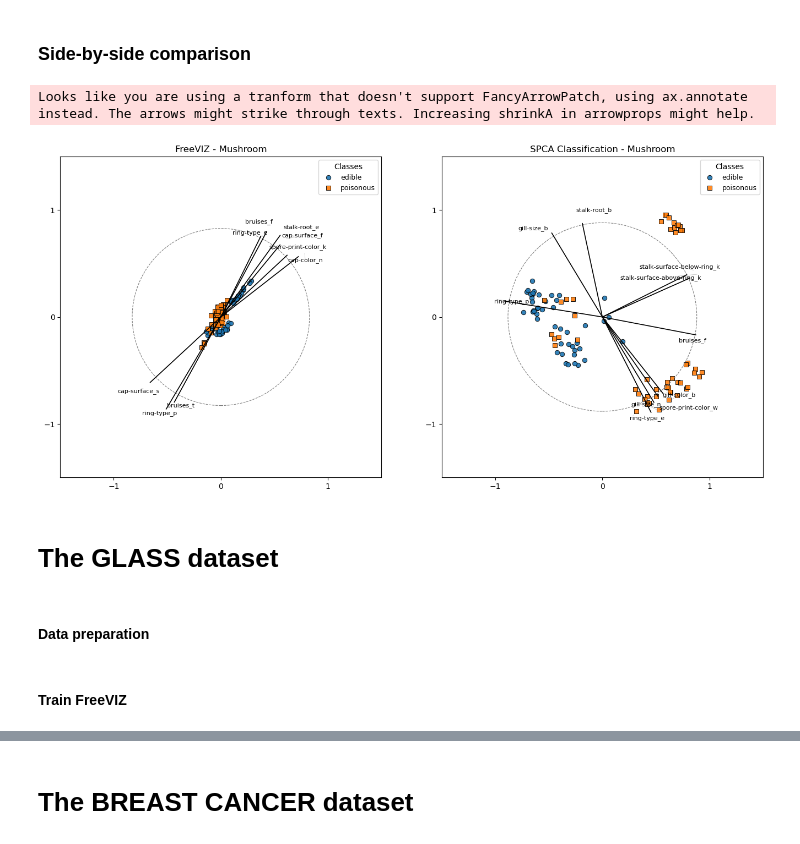
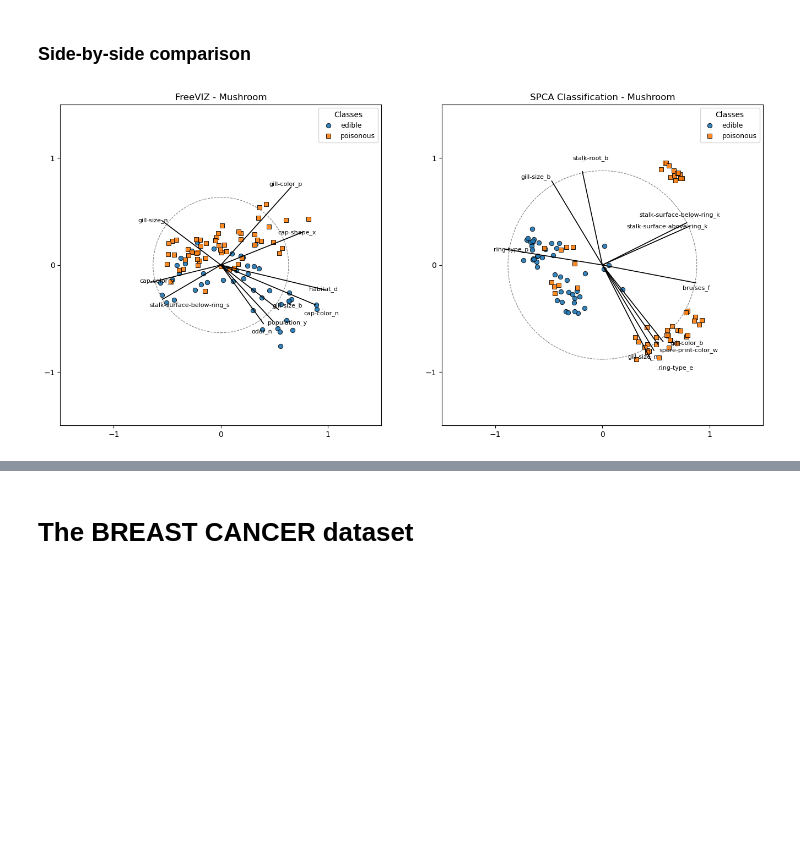
Before and after one commit to JasaTavcar/diplomska, a Jupyter notebook: experiments/compare_freeviz_spca.ipynb, the cells around one changed output, grey strips where cells are left out. Saved outputs shown, nothing was run; the diff lists cells and outputs as text; code cells hidden in the pictures; blank space fills up the shorter version.

```diff
--- a/experiments/compare_freeviz_spca.ipynb
+++ b/experiments/compare_freeviz_spca.ipynb
@@ -187,24 +181,19 @@ Step 990: loss = 77.3455, classifier loss = 0.2835
 # %%
 fig, (ax1, ax2) = plt.subplots(1, 2, figsize=(14, 6.5))
 
 plot_projection(
     points=P_mush_np, vectors=A_mush_np, feature_names=feature_names_mush,
     class_codes=C_mush_np, class_names=class_names_mush,
-    title='FreeVIZ - Mushroom', ax=ax1, text_scale=1.08, top_n_loadings=10
+    title='FreeVIZ - Mushroom', ax=ax1, text_scale=1.08, top_n_loadings=10, normalize_points=True
 )
 
 plot_projection(
     points=Z_mush_np, vectors=L_mush_np, feature_names=feature_names_mush,
     class_codes=C_mush_np_spca, class_names=class_names_mush,
     title='SPCA Classification - Mushroom', ax=ax2, text_scale=1.1, top_n_loadings=10
 )
 
 plt.tight_layout()
 plt.show()
 # %% [output]
-Looks like you are using a tranform that doesn't support FancyArrowPatch, using ax.annotate instead. The arrows might strike through texts. Increasing shrinkA in arrowprops might help.
-[figure, old version]
+[figure, new version]
-# %% [markdown]
-# The GLASS dataset
-# %% [markdown]
-#### Data preparation
@@ -214,2 +199,0 @@ E_glass = scale_features(E_glass)
-# %% [markdown]
-#### Train FreeVIZ
```
Also changed, not shown: parts of 14 cells of this notebook, 2 other files.
